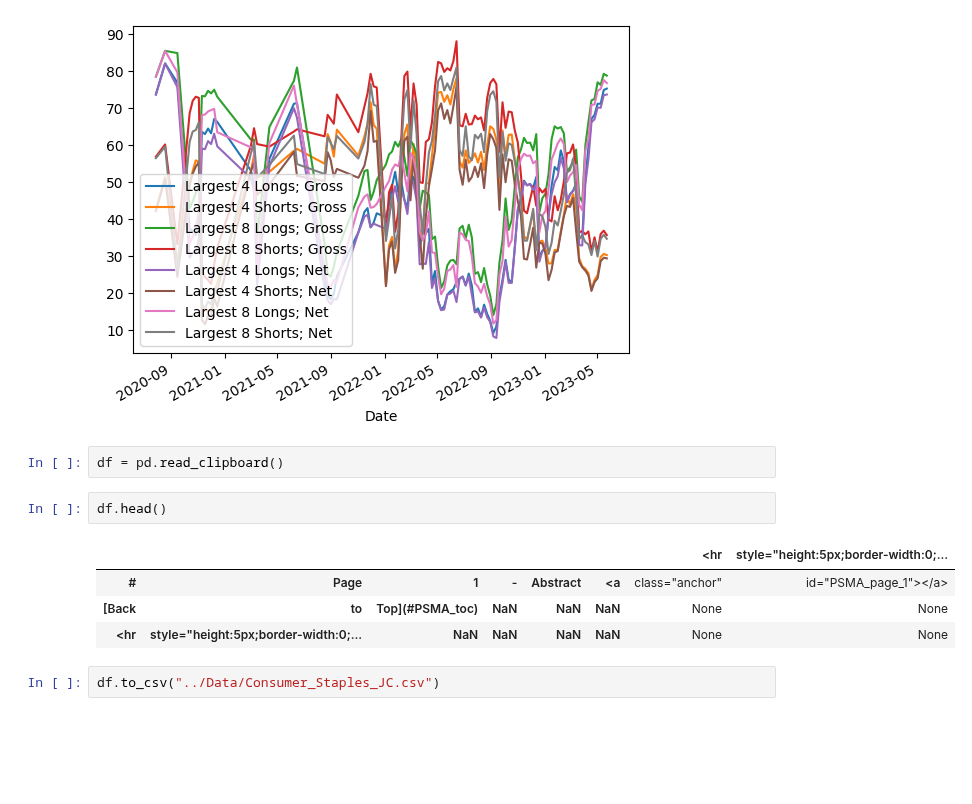
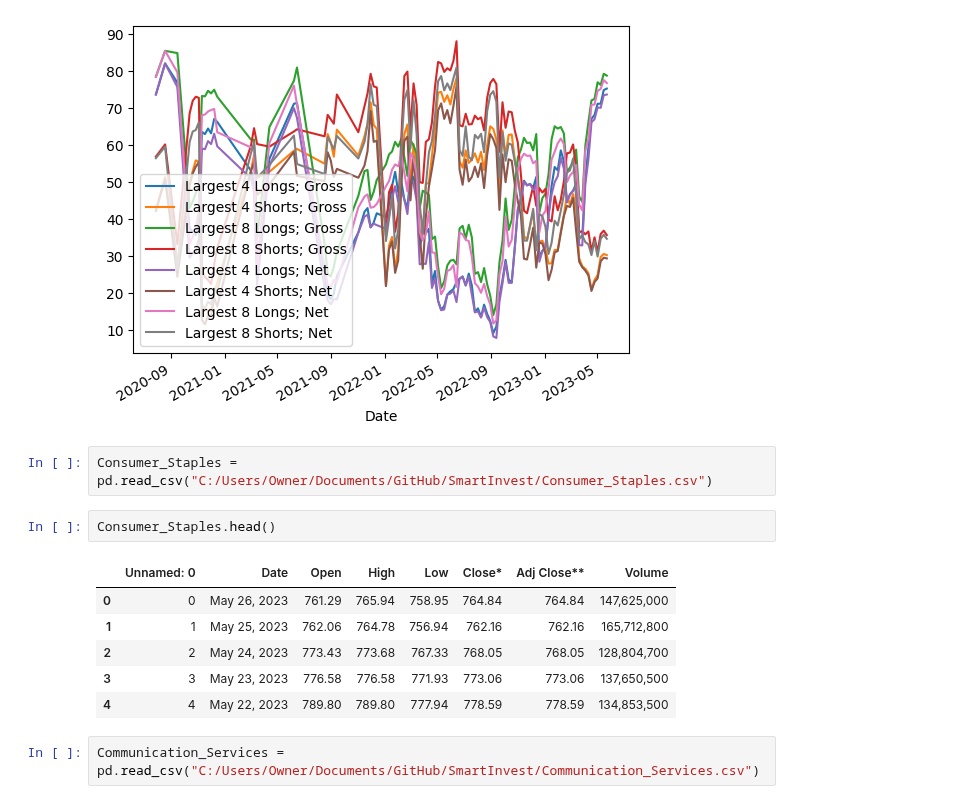
Before and after one commit to ChrisVerg/SmartInvest, a Jupyter notebook: Notebooks/JesusOrganize.ipynb, the cells around one changed output. Saved outputs shown, nothing was run; the diff lists cells and outputs as text; blank space fills up the shorter version.

Commit message:
Moved data to data folder

```diff
--- a/Notebooks/JesusOrganize.ipynb
+++ b/Notebooks/JesusOrganize.ipynb
@@ -50,14 +50,16 @@ plt.show()
 # %% [output]
 [figure]
 # %%
-df = pd.read_clipboard()
+Consumer_Staples = pd.read_csv("C:/Users/Owner/Documents/GitHub/SmartInvest/Consumer_Staples.csv")
 # %%
-df.head()
+Consumer_Staples.head()
 # %% [output]
-|  |  |  |  |  |  | <hr | style="height:5px;border-width:0;... |
-| # | Page | 1 | - | Abstract | <a | class="anchor" | id="PSMA_page_1"></a> |
-| [Back | to | Top](#PSMA_toc) | NaN | NaN | NaN | None | None |
-| <hr | style="height:5px;border-width:0;... | NaN | NaN | NaN | NaN | None | None |
+|  | Unnamed: 0 | Date | Open | High | Low | Close* | Adj Close** | Volume |
+| 0 | 0 | May 26, 2023 | 761.29 | 765.94 | 758.95 | 764.84 | 764.84 | 147,625,000 |
+| 1 | 1 | May 25, 2023 | 762.06 | 764.78 | 756.94 | 762.16 | 762.16 | 165,712,800 |
+| 2 | 2 | May 24, 2023 | 773.43 | 773.68 | 767.33 | 768.05 | 768.05 | 128,804,700 |
+| 3 | 3 | May 23, 2023 | 776.58 | 776.58 | 771.93 | 773.06 | 773.06 | 137,650,500 |
+| 4 | 4 | May 22, 2023 | 789.80 | 789.80 | 777.94 | 778.59 | 778.59 | 134,853,500 |
 # %%
-df.to_csv("../Data/Consumer_Staples_JC.csv")
+Communication_Services = pd.read_csv("C:/Users/Owner/Documents/GitHub/SmartInvest/Communication_Services.csv")
 # %%
```
Also changed, not shown: parts of 18 cells of this notebook, 5 other files.
